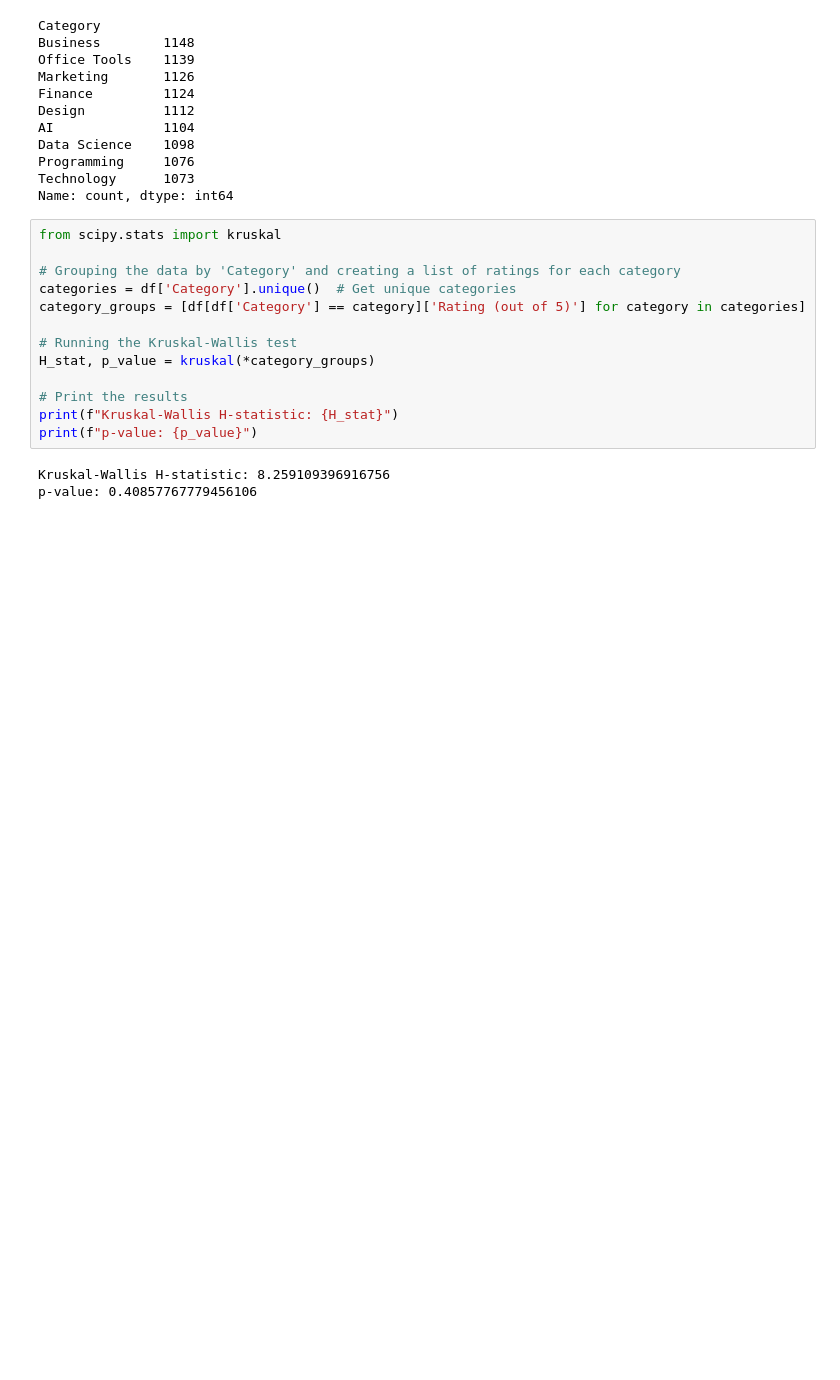
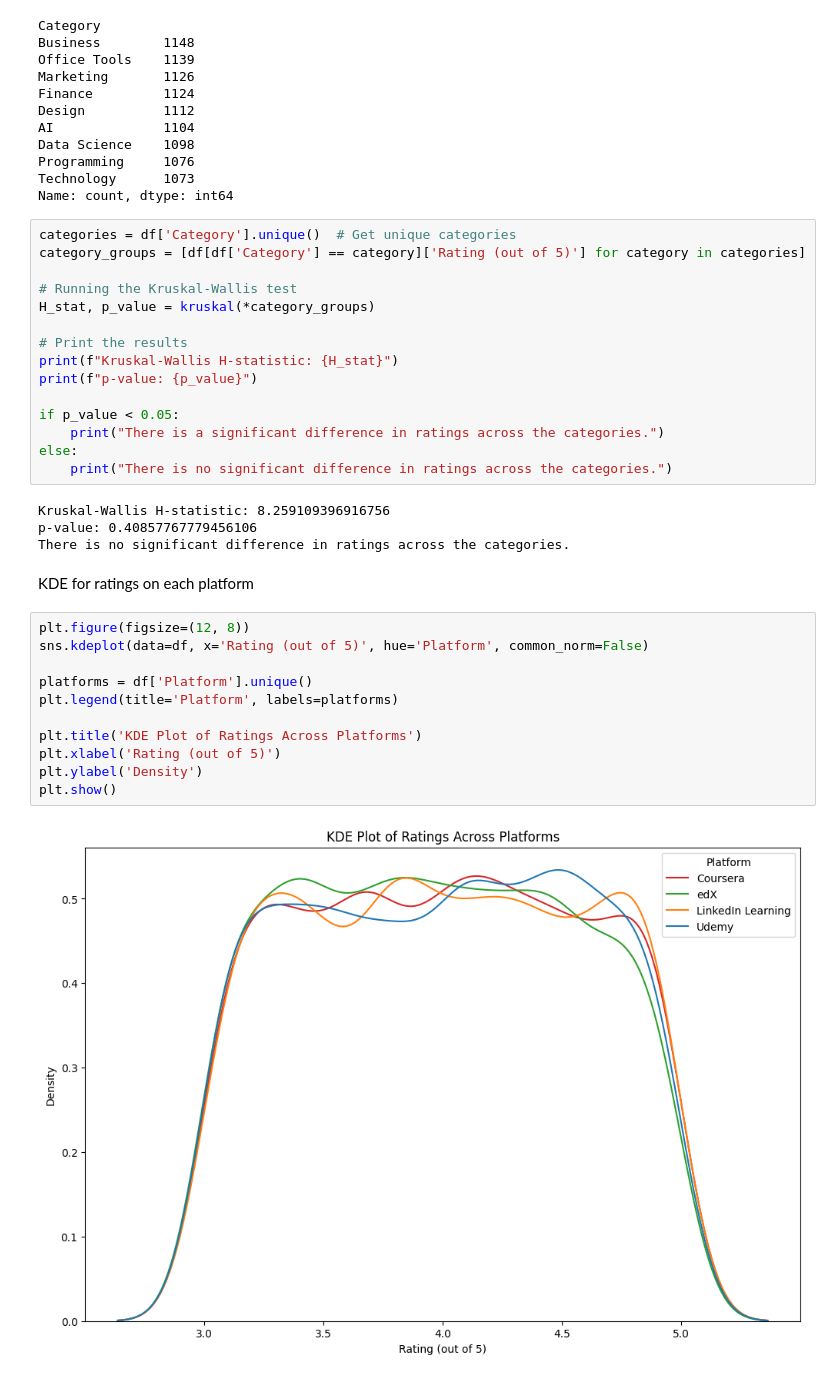
Before and after one commit to TeodoraVuta/E-learning-Project, a Jupyter notebook: test.ipynb, the cells around one changed output. Saved outputs shown, nothing was run; the diff lists cells and outputs as text; blank space fills up the shorter version.

```diff
--- a/test.ipynb
+++ b/test.ipynb
@@ -712,9 +683,6 @@ Programming     1076
 Technology      1073
 Name: count, dtype: int64
 # %%
-from scipy.stats import kruskal
-
-# Grouping the data by 'Category' and creating a list of ratings for each category
 categories = df['Category'].unique()  # Get unique categories
 category_groups = [df[df['Category'] == category]['Rating (out of 5)'] for category in categories]
 
@@ -724,6 +692,27 @@ H_stat, p_value = kruskal(*category_groups)
 # Print the results
 print(f"Kruskal-Wallis H-statistic: {H_stat}")
 print(f"p-value: {p_value}")
+
+if p_value < 0.05:
+    print("There is a significant difference in ratings across the categories.")
+else:
+    print("There is no significant difference in ratings across the categories.")
 # %% [output]
 Kruskal-Wallis H-statistic: 8.259109396916756
 p-value: 0.40857767779456106
+There is no significant difference in ratings across the categories.
+# %% [markdown]
+KDE for ratings on each platform
+# %%
+plt.figure(figsize=(12, 8))
+sns.kdeplot(data=df, x='Rating (out of 5)', hue='Platform', common_norm=False)
+
+platforms = df['Platform'].unique()
+plt.legend(title='Platform', labels=platforms)
+
+plt.title('KDE Plot of Ratings Across Platforms')
+plt.xlabel('Rating (out of 5)')
+plt.ylabel('Density')
+plt.show()
+# %% [output]
+[figure, added]
```
Also changed, not shown: parts of 18 cells of this notebook.
